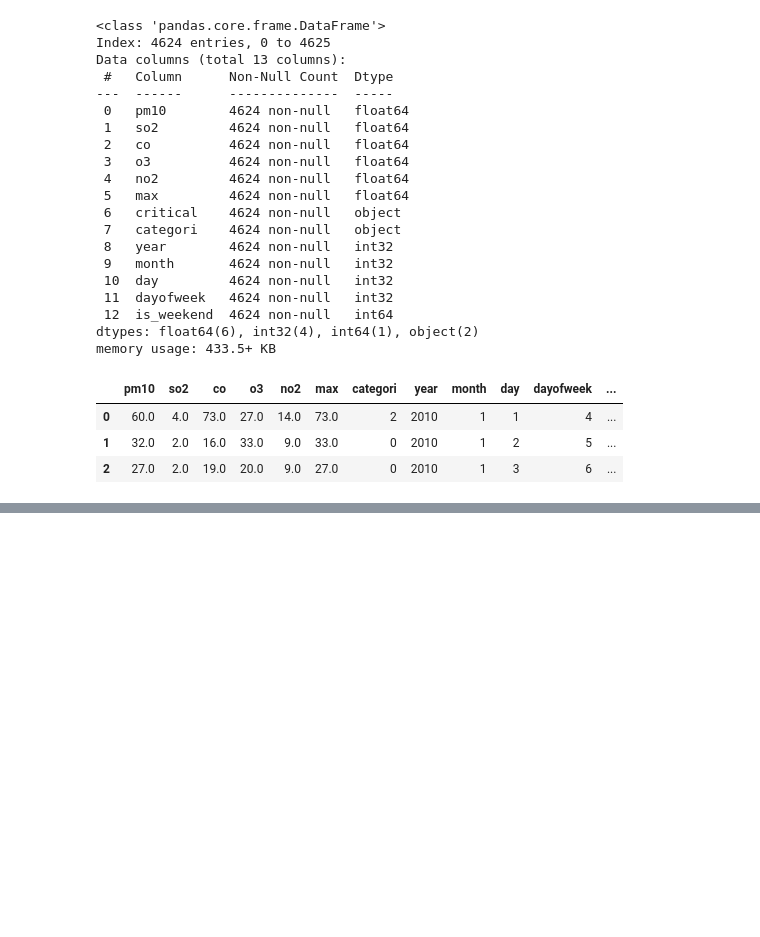
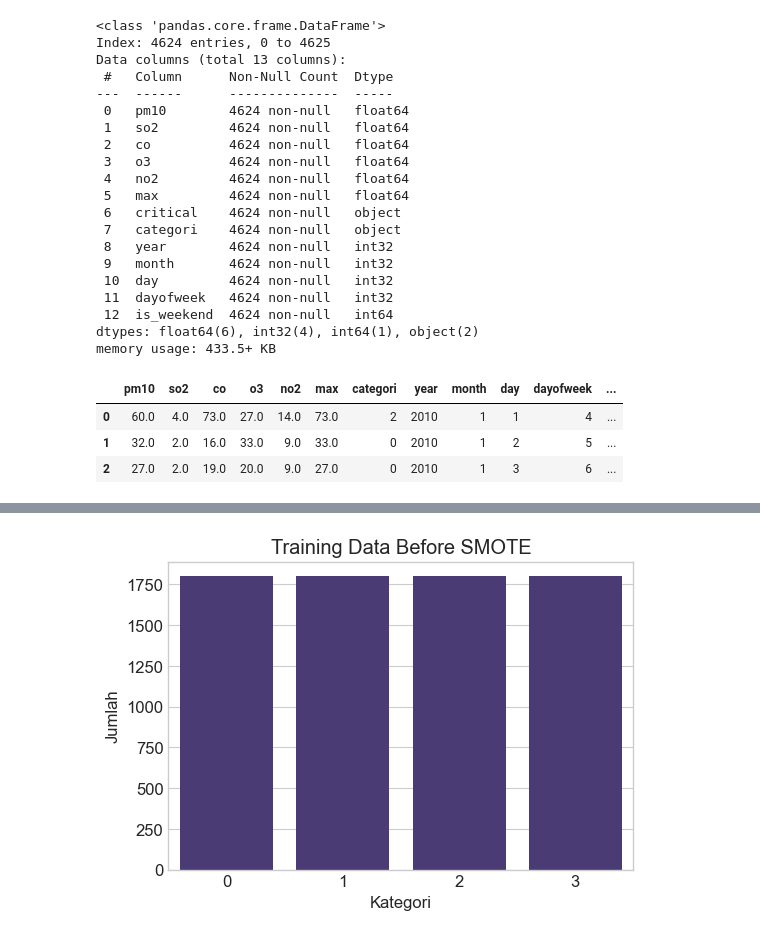
Before and after one commit to NandoG1/Model-Air-Quality-Index-in-Jakarta, a Jupyter notebook: model.ipynb, the cells around one changed output, grey strips where cells are left out. Saved outputs shown, nothing was run; the diff lists cells and outputs as text; code cells hidden in the pictures; blank space fills up the shorter version.

```diff
--- a/model.ipynb
+++ b/model.ipynb
@@ -364,0 +407,6 @@ df.head(3)
+# %%
+from sklearn.preprocessing import StandardScaler
+scaler = StandardScaler()
+X_train = scaler.fit_transform(X_train)
+X_val = scaler.transform(X_val)
+X_test = scaler.transform(X_test)
@@ -365,2 +422,14 @@ df.head(3)
 # %%
 from imblearn.over_sampling import SMOTE
+# %%
+smote = SMOTE(random_state=42)
+X_train, y_train = smote.fit_resample(X_train, y_train)
+# %%
+plt.figure(figsize=(6,4))
+sns.countplot(x=y_train)
+plt.title('Training Data Before SMOTE')
+plt.xlabel('Kategori')
+plt.ylabel('Jumlah')
+plt.show()
+# %% [output]
+[figure, added]
```
Also changed, not shown: parts of 15 cells of this notebook.
